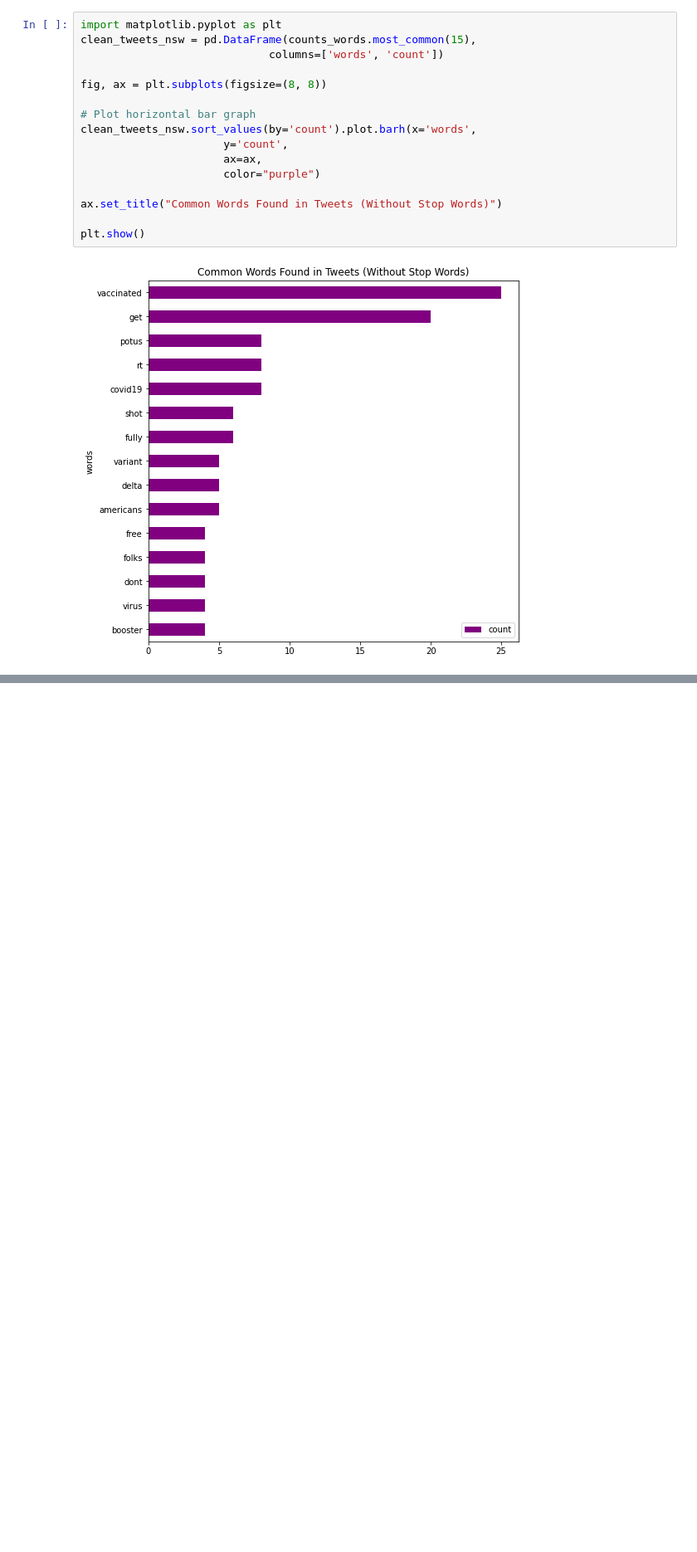
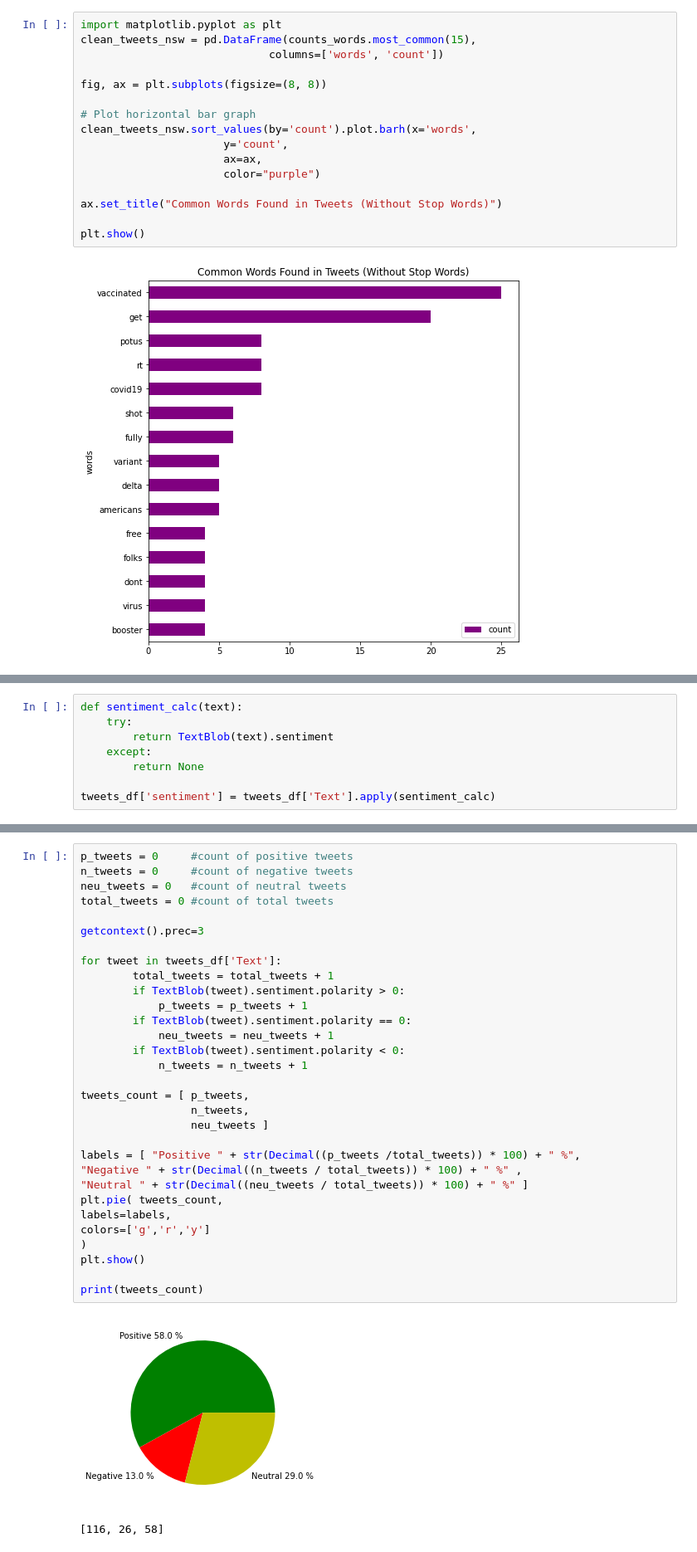
Before and after one commit to sinlihchin/minions, a Jupyter notebook: Twitter_Crawler.ipynb, the cells around one changed output, grey strips where cells are left out. Shown: that part at 83% size. Saved outputs shown, nothing was run; the diff lists cells and outputs as text; blank space fills up the shorter version.

```diff
--- a/Twitter_Crawler.ipynb
+++ b/Twitter_Crawler.ipynb
@@ -239,0 +221,8 @@ dir(tweet)
+# %%
+def sentiment_calc(text):
+    try:
+        return TextBlob(text).sentiment
+    except:
+        return None
+
+tweets_df['sentiment'] = tweets_df['Text'].apply(sentiment_calc)
@@ -239,0 +250,34 @@ dir(tweet)
+# %%
+p_tweets = 0     #count of positive tweets
+n_tweets = 0     #count of negative tweets
+neu_tweets = 0   #count of neutral tweets
+total_tweets = 0 #count of total tweets
+
+getcontext().prec=3
+
+for tweet in tweets_df['Text']:
+        total_tweets = total_tweets + 1
+        if TextBlob(tweet).sentiment.polarity > 0:
+            p_tweets = p_tweets + 1
+        if TextBlob(tweet).sentiment.polarity == 0:
+            neu_tweets = neu_tweets + 1
+        if TextBlob(tweet).sentiment.polarity < 0:
+            n_tweets = n_tweets + 1
+
+tweets_count = [ p_tweets,
+                 n_tweets,
+                 neu_tweets ]
+
+labels = [ "Positive " + str(Decimal((p_tweets /total_tweets)) * 100) + " %",
+"Negative " + str(Decimal((n_tweets / total_tweets)) * 100) + " %" ,
+"Neutral " + str(Decimal((neu_tweets / total_tweets)) * 100) + " %" ]
+plt.pie( tweets_count,
+labels=labels,
+colors=['g','r','y']
+)
+plt.show()
+
+print(tweets_count)
+# %% [output]
+[figure, added]
+[116, 26, 58]
```
Also changed, not shown: parts of 9 cells of this notebook.
